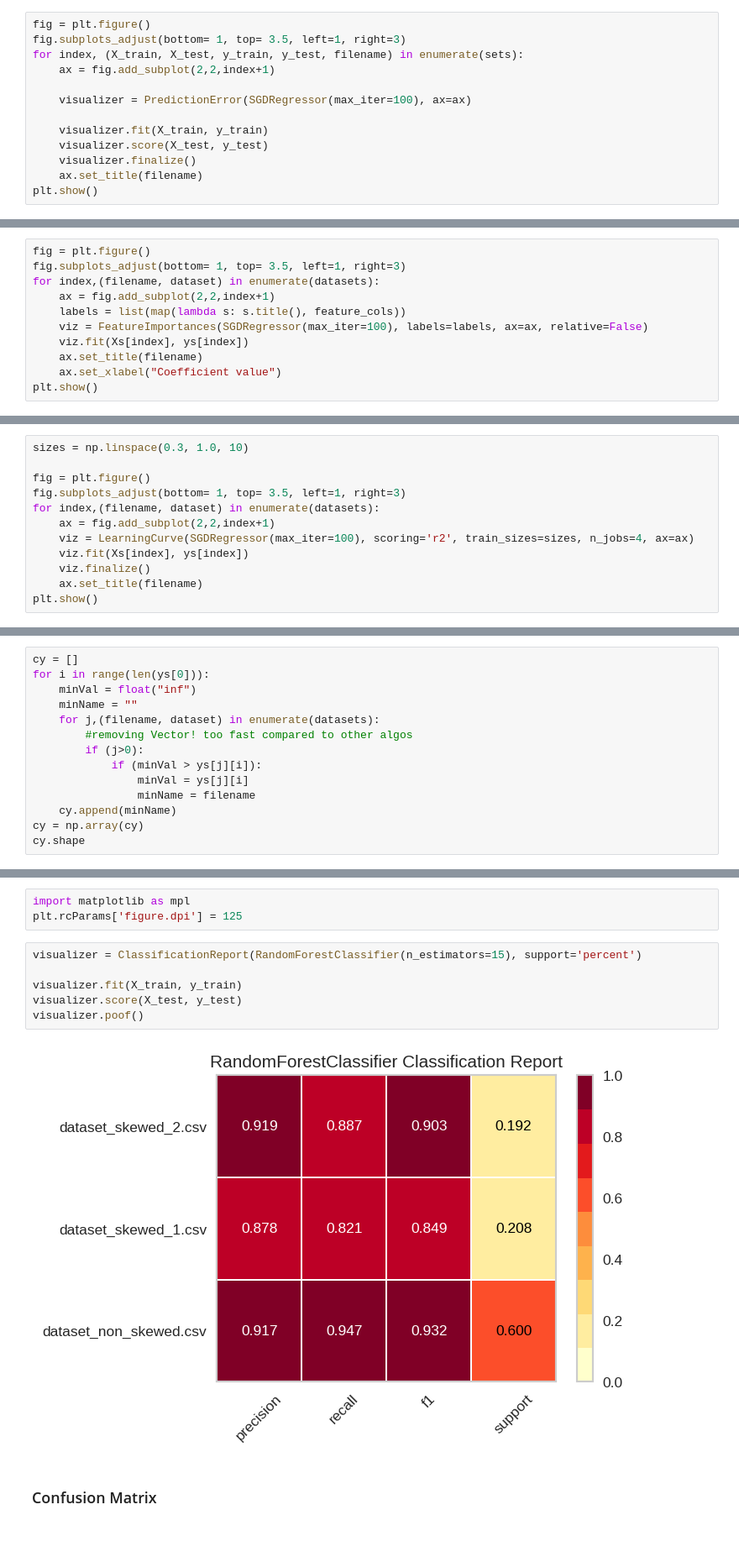
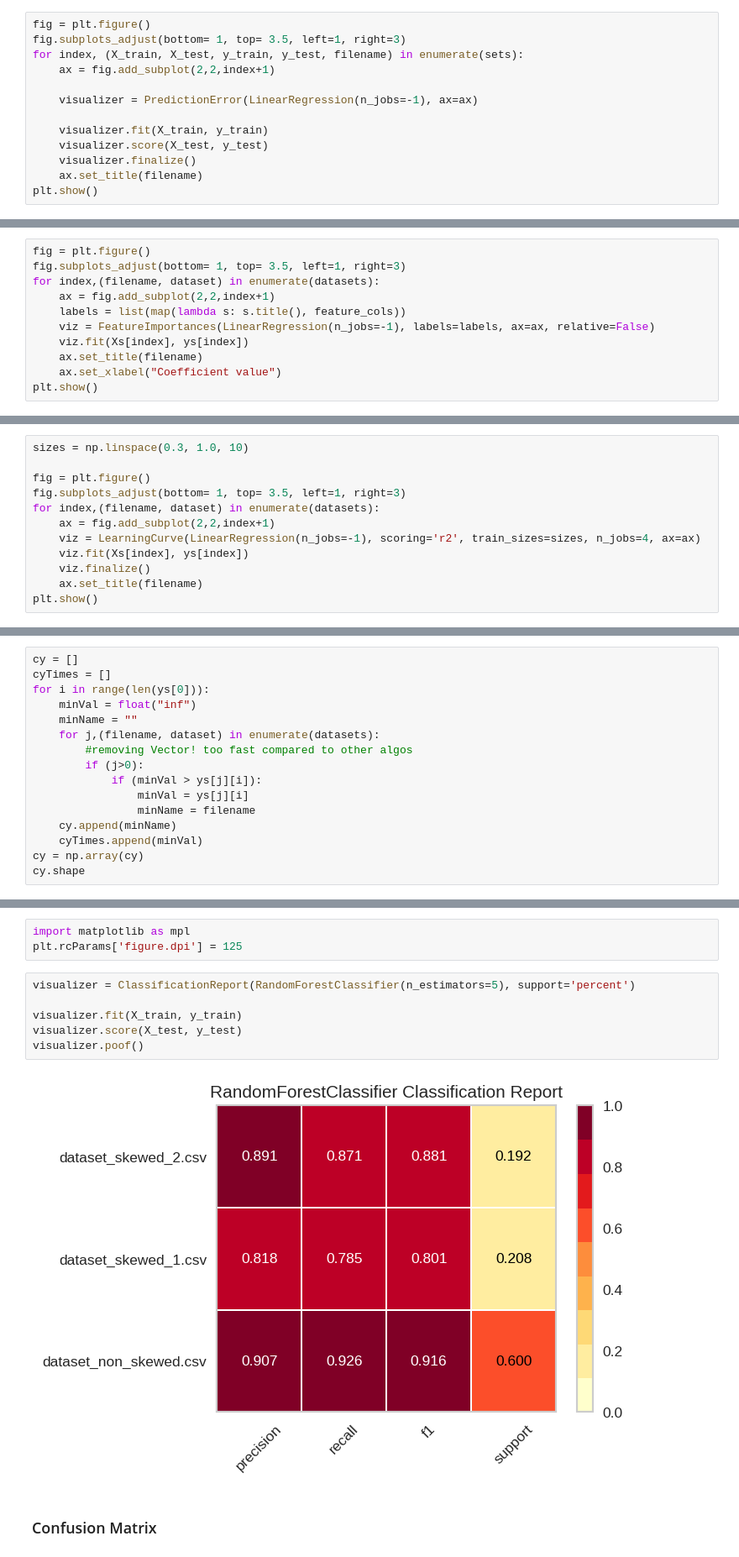
Before and after one commit to piotte13/DataHustle, a Jupyter notebook: Machine Learning.ipynb, the cells around one changed output, grey strips where cells are left out. Shown at 84% size. Drawn from its saved outputs; the diff is of its cells as text.

```diff
--- a/Machine Learning.ipynb
+++ b/Machine Learning.ipynb
@@ -74,7 +76,7 @@ fig.subplots_adjust(bottom= 1, top= 3.5, left=1, right=3)
 for index, (X_train, X_test, y_train, y_test, filename) in enumerate(sets):
     ax = fig.add_subplot(2,2,index+1)
 
-    visualizer = PredictionError(SGDRegressor(max_iter=100), ax=ax)
+    visualizer = PredictionError(LinearRegression(n_jobs=-1), ax=ax)
 
     visualizer.fit(X_train, y_train)
     visualizer.score(X_test, y_test)
@@ -91,7 +93,7 @@ fig.subplots_adjust(bottom= 1, top= 3.5, left=1, right=3)
 for index,(filename, dataset) in enumerate(datasets):
     ax = fig.add_subplot(2,2,index+1)
     labels = list(map(lambda s: s.title(), feature_cols))
-    viz = FeatureImportances(SGDRegressor(max_iter=100), labels=labels, ax=ax, relative=False)
+    viz = FeatureImportances(LinearRegression(n_jobs=-1), labels=labels, ax=ax, relative=False)
     viz.fit(Xs[index], ys[index])
     ax.set_title(filename)
     ax.set_xlabel("Coefficient value")
@@ -107,7 +109,7 @@ fig = plt.figure()
 fig.subplots_adjust(bottom= 1, top= 3.5, left=1, right=3)
 for index,(filename, dataset) in enumerate(datasets):
     ax = fig.add_subplot(2,2,index+1)
-    viz = LearningCurve(SGDRegressor(max_iter=100), scoring='r2', train_sizes=sizes, n_jobs=4, ax=ax)
+    viz = LearningCurve(LinearRegression(n_jobs=-1), scoring='r2', train_sizes=sizes, n_jobs=4, ax=ax)
     viz.fit(Xs[index], ys[index])
     viz.finalize()
     ax.set_title(filename)
@@ -137,6 +139,7 @@ plt.show()
 ### Build Classification dataset
 # %%
 cy = []
+cyTimes = []
 for i in range(len(ys[0])):
     minVal = float("inf")
     minName = ""
@@ -147,6 +150,7 @@ for i in range(len(ys[0])):
                 minVal = ys[j][i]
                 minName = filename
     cy.append(minName)
+    cyTimes.append(minVal)
 cy = np.array(cy)
 cy.shape
 # %% [output]
@@ -162,13 +166,13 @@ X_train, X_test, y_train, y_test = train_test_split(Xs[0], cy, test_size=0.2, ra
 import matplotlib as mpl
 plt.rcParams['figure.dpi'] = 125
 # %%
-visualizer = ClassificationReport(RandomForestClassifier(n_estimators=15), support='percent')
+visualizer = ClassificationReport(RandomForestClassifier(n_estimators=5), support='percent')
 
 visualizer.fit(X_train, y_train)
 visualizer.score(X_test, y_test)
 visualizer.poof()
 # %% [output]
-[figure, old version]
+[figure, new version]
 # %% [markdown]
 ### Confusion Matrix
 # %%
```
Also changed, not shown: parts of 13 cells of this notebook, 2 other files.
